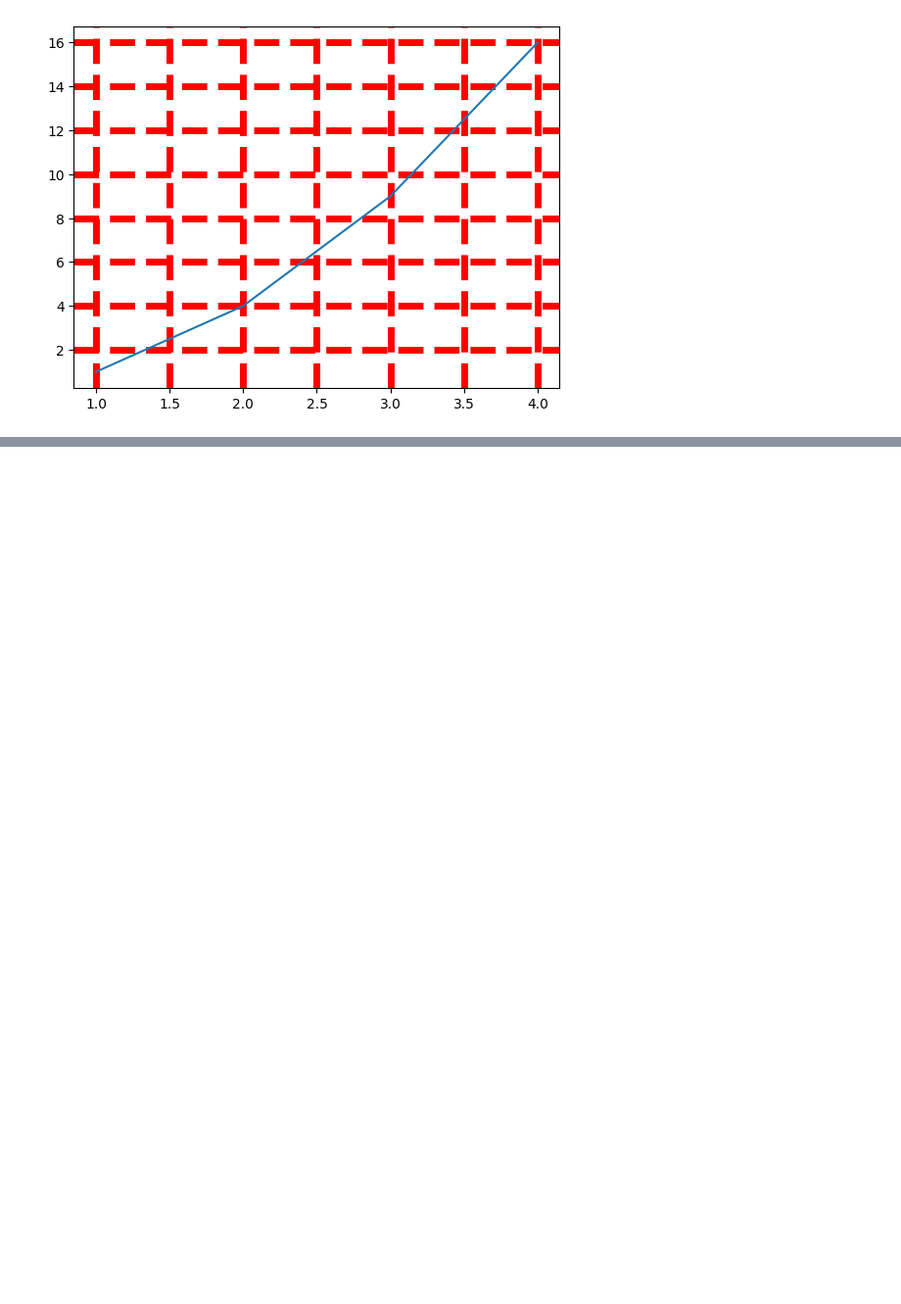
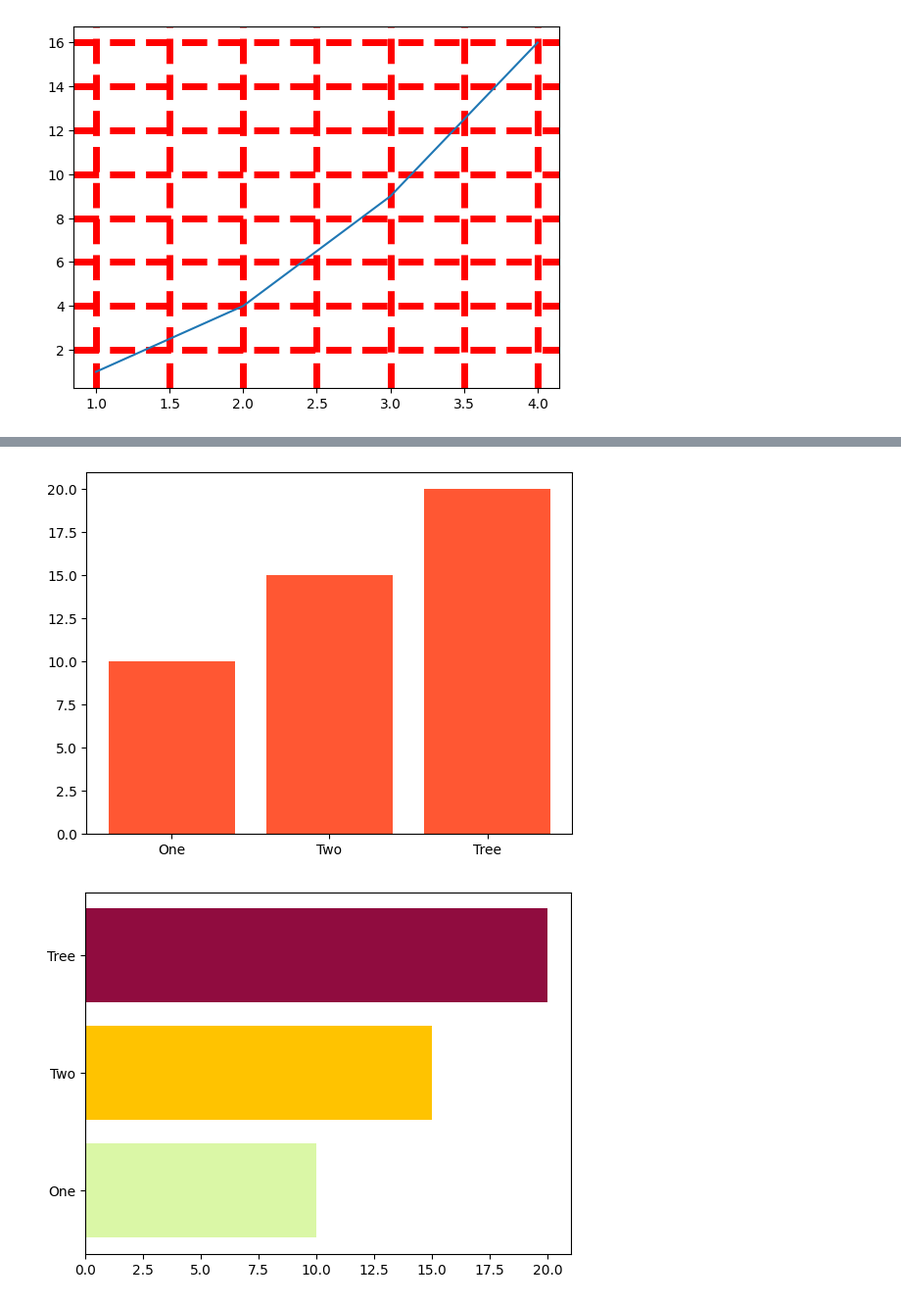
Before and after one commit to SilenceHVK/blog, a Jupyter notebook: python/matplotlib.ipynb, the cells around one changed output, grey strips where cells are left out. Shown at 98% size. Cells and saved outputs as stored; diff of their text form; code cells hidden in the pictures; blank space fills up the shorter version.

```diff
--- a/python/matplotlib.ipynb
+++ b/python/matplotlib.ipynb
@@ -188,0 +239,17 @@ plt.show()
+# %%
+import matplotlib.pyplot as plt
+import numpy as np
+
+x = np.array(['One', 'Two', 'Tree'])
+y = np.array([10, 15, 20])
+
+# 水平显示
+plt.bar(x, y, color='#FF5733')
+plt.show()
+
+# 垂直显示
+plt.barh(x, y, color=['#DAF7A6', '#FFC300', '#900C3F'])
+plt.show()
+# %% [output]
+[figure, added]
+[figure, added]
```
Also changed, not shown: parts of 5 cells of this notebook.
